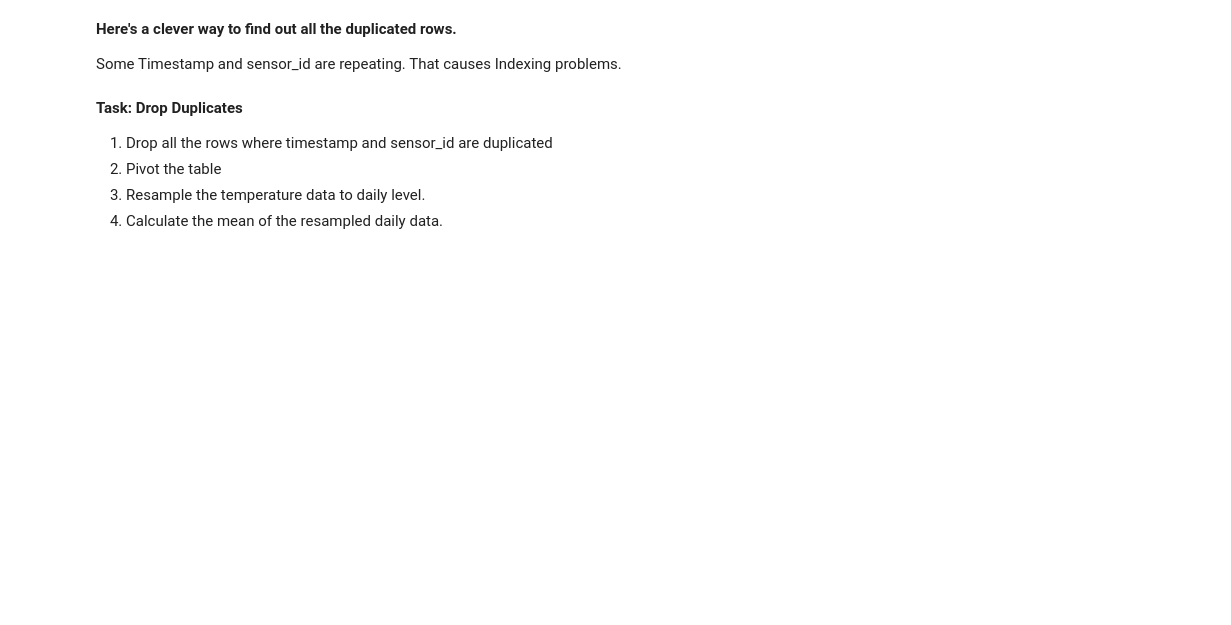
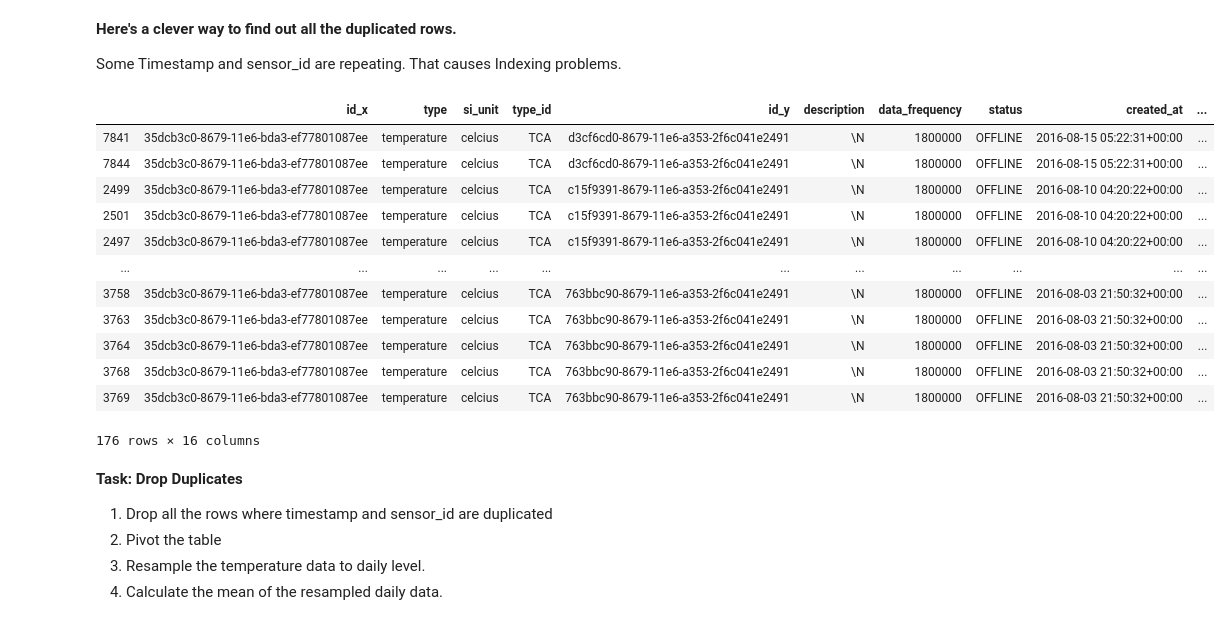
Before and after one commit to Opondoh/Digital_Thread_Summative, a Jupyter notebook: D4I_Summative_Vivian.ipynb, the cells around one changed output. Cells and saved outputs as stored; diff of their text form; code cells hidden in the pictures; blank space fills up the shorter version.

Commit message:
Show duplicated rows

```diff
--- a/D4I_Summative_Vivian.ipynb
+++ b/D4I_Summative_Vivian.ipynb
@@ -352,7 +353,22 @@ Since this is a real sensor data set, there are some time stamps and sensor_id's
 
 Some Timestamp and sensor_id are repeating. That causes Indexing problems.
 # %%
-#pd.concat(g for _, g in df.groupby("ID") if len(g) > 1)
+#show
+pd.concat(g for _, g in temp_sensors_clean.groupby(['timestamp', 'sensor_id']) if len(g) > 1)
+# %% [output]
+|  | id_x | type | si_unit | type_id | id_y | description | data_frequency | status | created_at | ... |
+| 7841 | 35dcb3c0-8679-11e6-bda3-ef77801087ee | temperature | celcius | TCA | d3cf6cd0-8679-11e6-a353-2f6c041e2491 | \N | 1800000 | OFFLINE | 2016-08-15 05:22:31+00:00 | ... |
+| 7844 | 35dcb3c0-8679-11e6-bda3-ef77801087ee | temperature | celcius | TCA | d3cf6cd0-8679-11e6-a353-2f6c041e2491 | \N | 1800000 | OFFLINE | 2016-08-15 05:22:31+00:00 | ... |
+| 2499 | 35dcb3c0-8679-11e6-bda3-ef77801087ee | temperature | celcius | TCA | c15f9391-8679-11e6-a353-2f6c041e2491 | \N | 1800000 | OFFLINE | 2016-08-10 04:20:22+00:00 | ... |
+| 2501 | 35dcb3c0-8679-11e6-bda3-ef77801087ee | temperature | celcius | TCA | c15f9391-8679-11e6-a353-2f6c041e2491 | \N | 1800000 | OFFLINE | 2016-08-10 04:20:22+00:00 | ... |
+| 2497 | 35dcb3c0-8679-11e6-bda3-ef77801087ee | temperature | celcius | TCA | c15f9391-8679-11e6-a353-2f6c041e2491 | \N | 1800000 | OFFLINE | 2016-08-10 04:20:22+00:00 | ... |
+| ... | ... | ... | ... | ... | ... | ... | ... | ... | ... | ... |
+| 3758 | 35dcb3c0-8679-11e6-bda3-ef77801087ee | temperature | celcius | TCA | 763bbc90-8679-11e6-a353-2f6c041e2491 | \N | 1800000 | OFFLINE | 2016-08-03 21:50:32+00:00 | ... |
+| 3763 | 35dcb3c0-8679-11e6-bda3-ef77801087ee | temperature | celcius | TCA | 763bbc90-8679-11e6-a353-2f6c041e2491 | \N | 1800000 | OFFLINE | 2016-08-03 21:50:32+00:00 | ... |
+| 3764 | 35dcb3c0-8679-11e6-bda3-ef77801087ee | temperature | celcius | TCA | 763bbc90-8679-11e6-a353-2f6c041e2491 | \N | 1800000 | OFFLINE | 2016-08-03 21:50:32+00:00 | ... |
+| 3768 | 35dcb3c0-8679-11e6-bda3-ef77801087ee | temperature | celcius | TCA | 763bbc90-8679-11e6-a353-2f6c041e2491 | \N | 1800000 | OFFLINE | 2016-08-03 21:50:32+00:00 | ... |
+| 3769 | 35dcb3c0-8679-11e6-bda3-ef77801087ee | temperature | celcius | TCA | 763bbc90-8679-11e6-a353-2f6c041e2491 | \N | 1800000 | OFFLINE | 2016-08-03 21:50:32+00:00 | ... |
+176 rows × 16 columns
 # %% [markdown]
 **Task: Drop Duplicates**
 1. Drop all the rows where timestamp and sensor_id are duplicated
```
Also changed, not shown: parts of 1 cell of this notebook.
